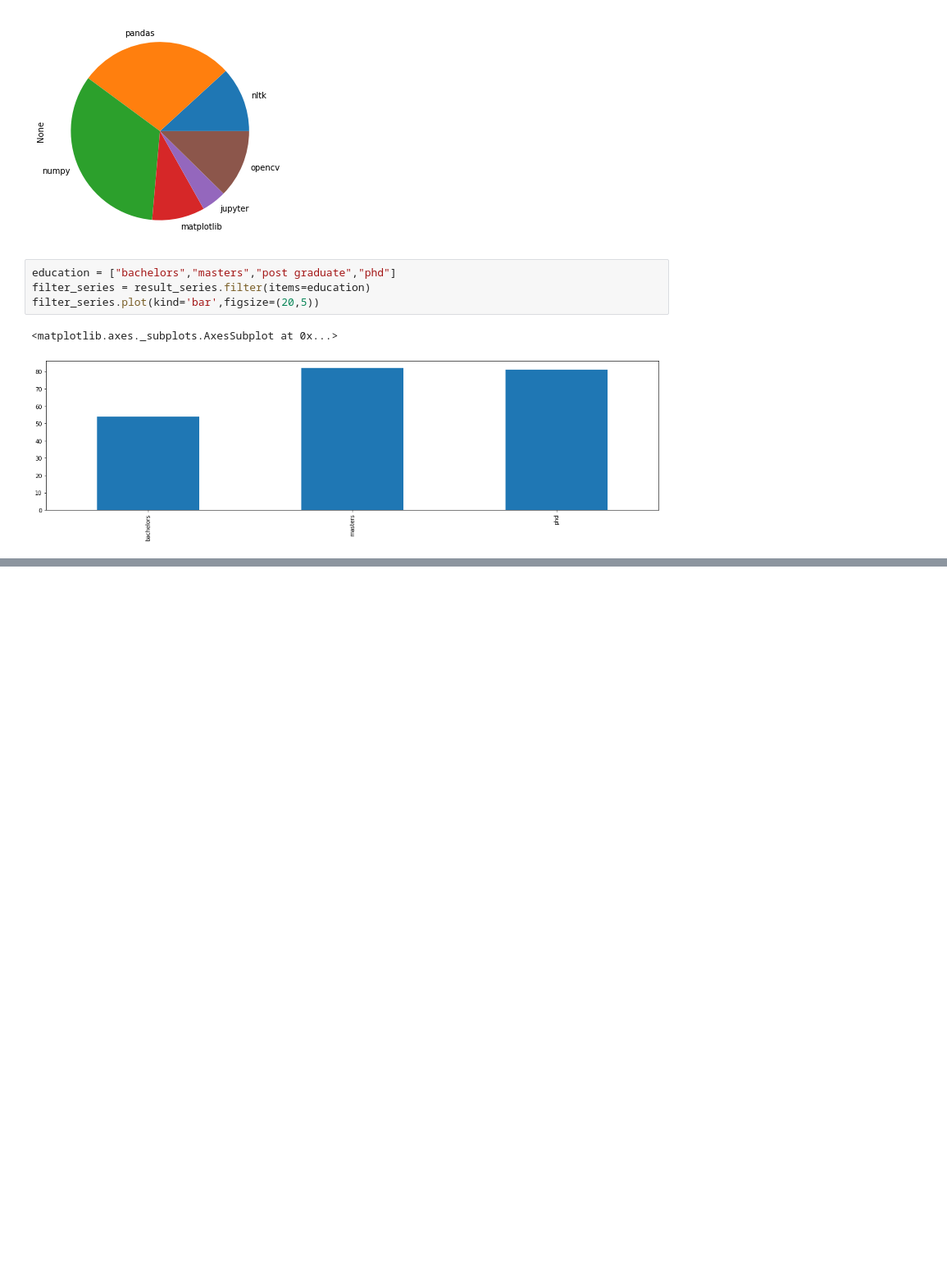
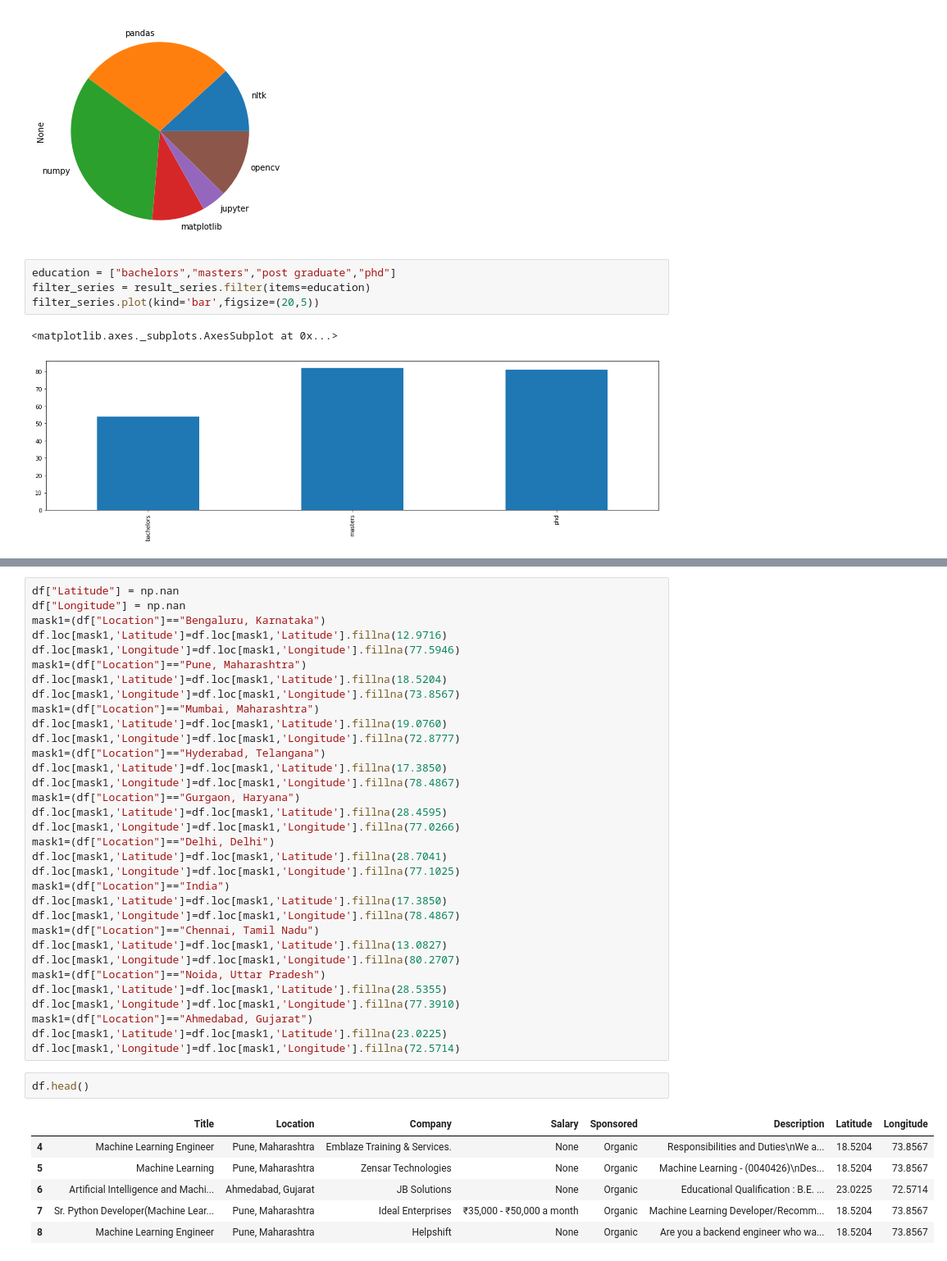
Before and after one commit to nitasha18/jobs-data-visualisation, a Jupyter notebook: Indeed Data Science Job Analysis.ipynb, the cells around one changed output, grey strips where cells are left out. Shown at 82% size. Saved outputs shown, nothing was run; the diff lists cells and outputs as text; blank space fills up the shorter version.

```diff
--- a/Indeed Data Science Job Analysis.ipynb
+++ b/Indeed Data Science Job Analysis.ipynb
@@ -135,0 +170,42 @@ filter_series.plot(kind='bar',figsize=(20,5))
+# %%
+df["Latitude"] = np.nan
+df["Longitude"] = np.nan
+mask1=(df["Location"]=="Bengaluru, Karnataka")
+df.loc[mask1,'Latitude']=df.loc[mask1,'Latitude'].fillna(12.9716)
+df.loc[mask1,'Longitude']=df.loc[mask1,'Longitude'].fillna(77.5946)
+mask1=(df["Location"]=="Pune, Maharashtra")
+df.loc[mask1,'Latitude']=df.loc[mask1,'Latitude'].fillna(18.5204)
+df.loc[mask1,'Longitude']=df.loc[mask1,'Longitude'].fillna(73.8567)
+mask1=(df["Location"]=="Mumbai, Maharashtra")
+df.loc[mask1,'Latitude']=df.loc[mask1,'Latitude'].fillna(19.0760)
+df.loc[mask1,'Longitude']=df.loc[mask1,'Longitude'].fillna(72.8777)
+mask1=(df["Location"]=="Hyderabad, Telangana")
+df.loc[mask1,'Latitude']=df.loc[mask1,'Latitude'].fillna(17.3850)
+df.loc[mask1,'Longitude']=df.loc[mask1,'Longitude'].fillna(78.4867)
+mask1=(df["Location"]=="Gurgaon, Haryana")
+df.loc[mask1,'Latitude']=df.loc[mask1,'Latitude'].fillna(28.4595)
+df.loc[mask1,'Longitude']=df.loc[mask1,'Longitude'].fillna(77.0266)
+mask1=(df["Location"]=="Delhi, Delhi")
+df.loc[mask1,'Latitude']=df.loc[mask1,'Latitude'].fillna(28.7041)
+df.loc[mask1,'Longitude']=df.loc[mask1,'Longitude'].fillna(77.1025)
+mask1=(df["Location"]=="India")
+df.loc[mask1,'Latitude']=df.loc[mask1,'Latitude'].fillna(17.3850)
+df.loc[mask1,'Longitude']=df.loc[mask1,'Longitude'].fillna(78.4867)
+mask1=(df["Location"]=="Chennai, Tamil Nadu")
+df.loc[mask1,'Latitude']=df.loc[mask1,'Latitude'].fillna(13.0827)
+df.loc[mask1,'Longitude']=df.loc[mask1,'Longitude'].fillna(80.2707)
+mask1=(df["Location"]=="Noida, Uttar Pradesh")
+df.loc[mask1,'Latitude']=df.loc[mask1,'Latitude'].fillna(28.5355)
+df.loc[mask1,'Longitude']=df.loc[mask1,'Longitude'].fillna(77.3910)
+mask1=(df["Location"]=="Ahmedabad, Gujarat")
+df.loc[mask1,'Latitude']=df.loc[mask1,'Latitude'].fillna(23.0225)
+df.loc[mask1,'Longitude']=df.loc[mask1,'Longitude'].fillna(72.5714)
+# %%
+df.head()
+# %% [output]
+|  | Title | Location | Company | Salary | Sponsored | Description | Latitude | Longitude |
+| 4 | Machine Learning Engineer | Pune, Maharashtra | Emblaze Training & Services. | None | Organic | Responsibilities and Duties\nWe a... | 18.5204 | 73.8567 |
+| 5 | Machine Learning | Pune, Maharashtra | Zensar Technologies | None | Organic | Machine Learning - (0040426)\nDes... | 18.5204 | 73.8567 |
+| 6 | Artificial Intelligence and Machi... | Ahmedabad, Gujarat | JB Solutions | None | Organic | Educational Qualification : B.E. ... | 23.0225 | 72.5714 |
+| 7 | Sr. Python Developer(Machine Lear... | Pune, Maharashtra | Ideal Enterprises | ₹35,000 - ₹50,000 a month | Organic | Machine Learning Developer/Recomm... | 18.5204 | 73.8567 |
+| 8 | Machine Learning Engineer | Pune, Maharashtra | Helpshift | None | Organic | Are you a backend engineer who wa... | 18.5204 | 73.8567 |
```
Also changed, not shown: parts of 6 cells of this notebook.
